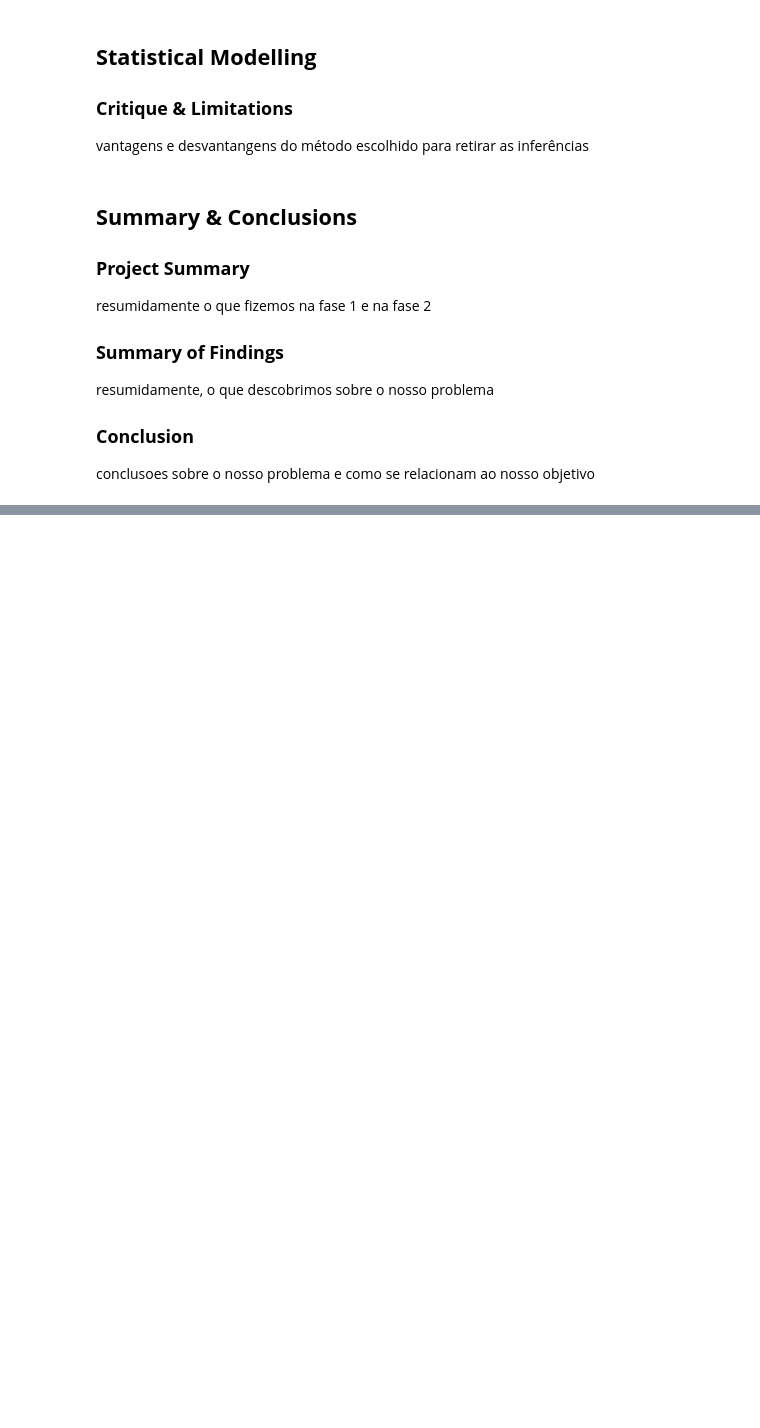
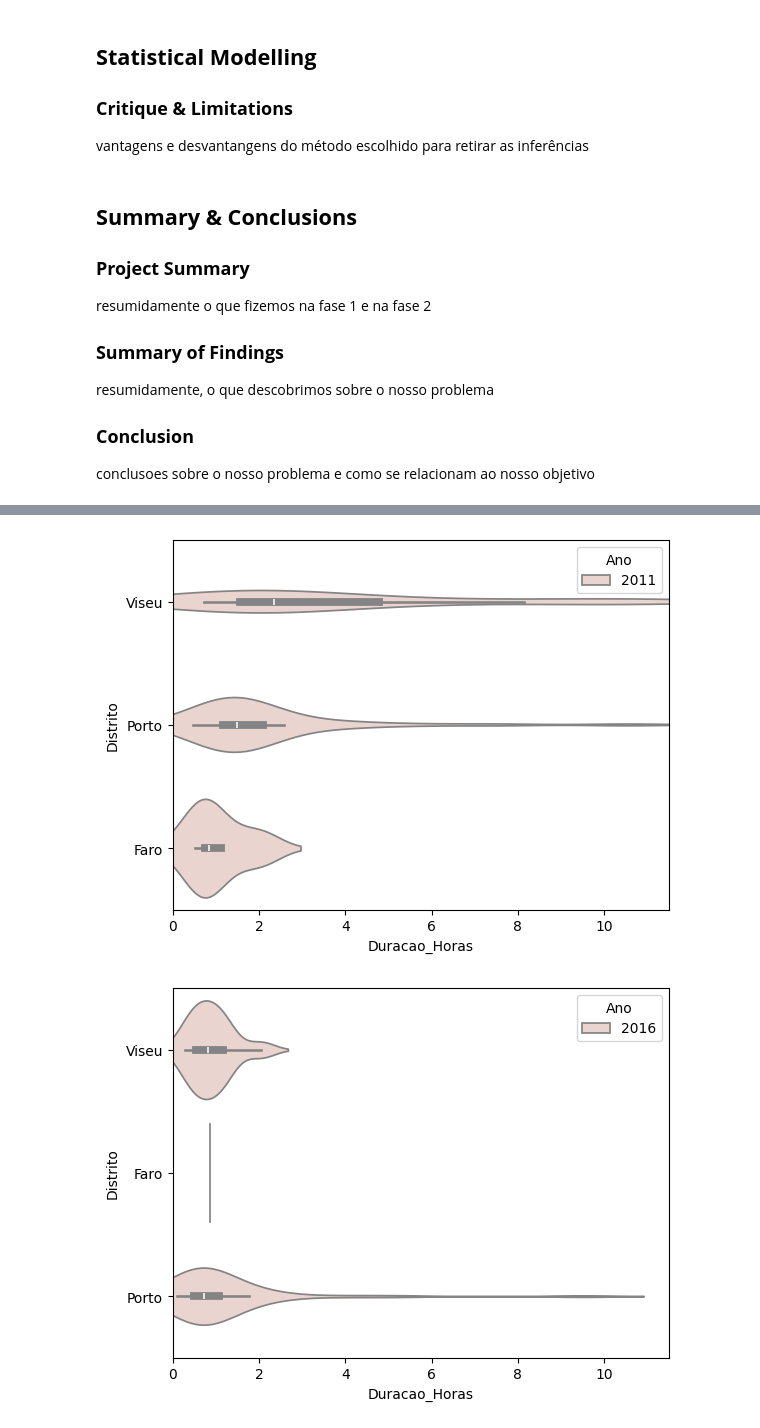
Before and after one commit to brunomfernandes45/fced_stats_project, a Jupyter notebook: phase2_inference.ipynb, the cells around one changed output, grey strips where cells are left out. Saved outputs shown, nothing was run; the diff lists cells and outputs as text; code cells hidden in the pictures; blank space fills up the shorter version.

```diff
--- a/phase2_inference.ipynb
+++ b/phase2_inference.ipynb
@@ -43,0 +140,16 @@ conclusoes sobre o nosso problema e como se relacionam ao nosso objetivo
+# %%
+# make violin plots
+sns.violinplot(y='Distrito', x='Duracao_Horas', data=dataset_2011, hue='Ano')
+plt.xlim(0, x_limit * coefficient)
+plt.show()
+
+sns.violinplot(y='Distrito', x='Duracao_Horas', data=dataset_2016, hue='Ano')
+plt.xlim(0, x_limit * coefficient)
+plt.show()
+
+sns.violinplot(y='Distrito', x='Duracao_Horas', data=dataset_2020, hue='Ano')
+plt.xlim(0, x_limit * coefficient)
+plt.show()
+# %% [output]
+[figure, added]
+[figure, added]
```
Also changed, not shown: parts of 18 cells of this notebook, 2 other files.
